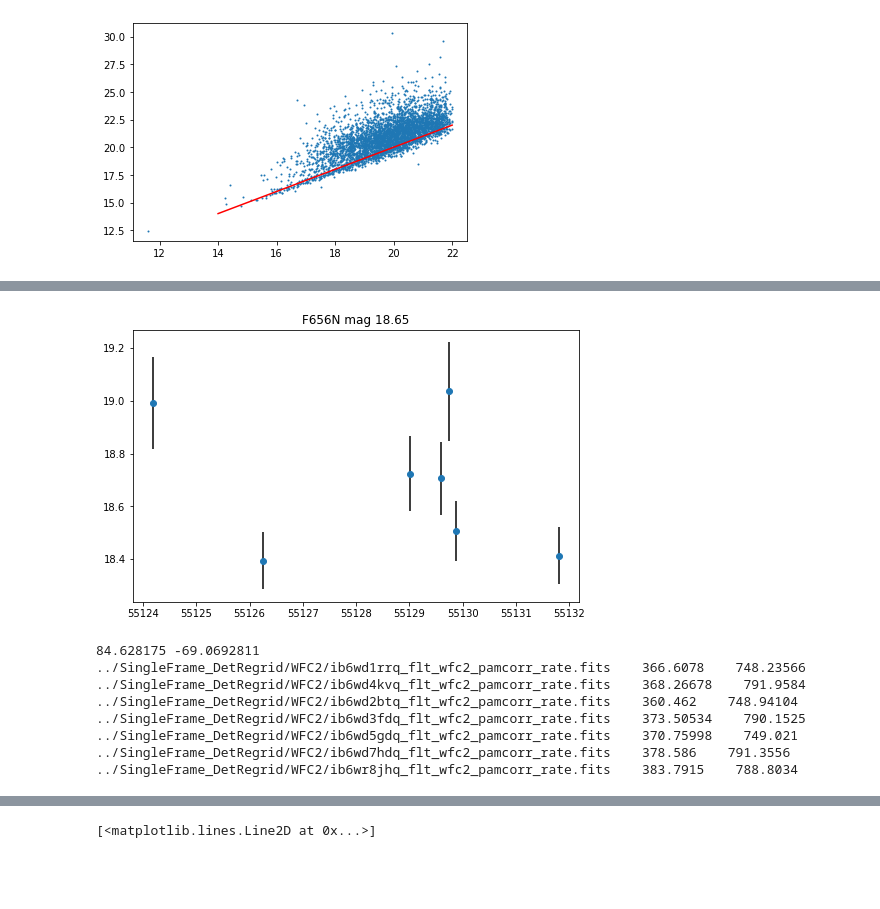
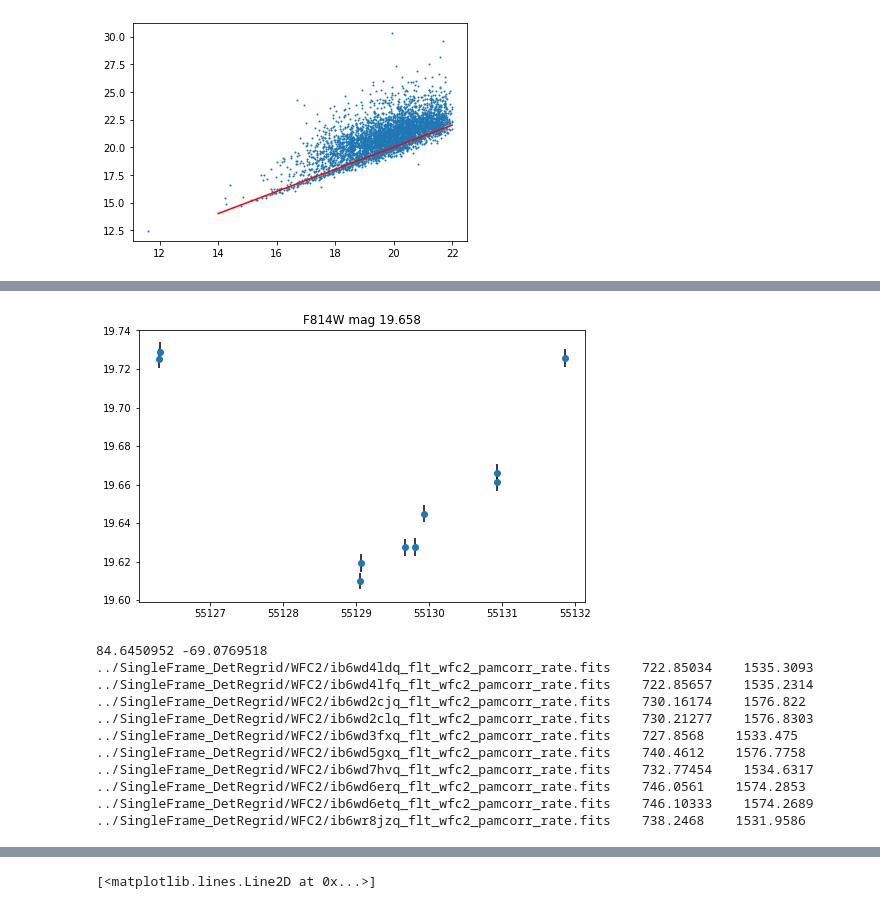
Before and after one commit to LuukOudshoorn25/HubbleVariableStars, a Jupyter notebook: SExtractor/Analysis/SExtractor Analysis.ipynb, the cells around one changed output, grey strips where cells are left out. Drawn from its saved outputs; the diff is of its cells as text; code cells hidden in the pictures; blank space fills up the shorter version.

```diff
--- a/SExtractor/Analysis/SExtractor Analysis.ipynb
+++ b/SExtractor/Analysis/SExtractor Analysis.ipynb
@@ -44,7 +55,7 @@ class read_sexcats():
         items = items
         for iterator in range(len(items)):
             item = items[iterator]
-            hdul = fits.open(glob(item+'*pamcorr_rate*')[0])
+            hdul = fits.open(glob(item+'*pamcorr_rate*fits')[0])
             expstart = hdul[0].header['EXPSTART']
             EXPTIME  = hdul[0].header['EXPTIME']
             if EXPTIME < 31: # For now skip all short exposures
@@ -305,9 +316,22 @@ class Analysis():
         self.MAD         = MagOffset.groupby(['AssocID', 'Filter']).median()
         return self.MAD
 
+    def GetMinMaxvalues(self):
+        phot_df          = self.phot_df
+        MaxMagnitude     = phot_df.groupby(['AssocID', 'Filter'])['MAG_APER2'].max()
+        MinMagnitude     = phot_df.groupby(['AssocID', 'Filter'])['MAG_APER2'].min()
+        MinMagMagnitude  = (MaxMagnitude - MinMagnitude).abs()
+        self.MinMag      = MinMagMagnitude.groupby(['AssocID', 'Filter']).median()
+        return self.MinMag
+
     def GetMedMags(self):
         self.MedMag = self.phot_df.groupby(['AssocID', 'Filter'])['MAG_APER2'].median()
         return self.MedMag
+
+    def GetMedMagErr(self):
+        self.MedMagErr = self.phot_df.groupby(['AssocID', 'Filter'])['MAGERR_APER2'].median()
+        return self.MedMagErr
+
 
     def GetMADPlot(self, filter_=None):
         self.GetMADvalues()
@@ -518,9 +542,12 @@ class Analysis():
     def get_color(self, color1, color2):
         nmeas = Analyzer.GetNumberOfMeasurements()>=3
         MedMag = self.GetMedMags()[nmeas].unstack()
+        MedMagErr = self.GetMedMagErr()[nmeas].unstack()
         mag1 = MedMag[color1]
+        emag1 = MedMagErr[color1]
         mag2 = MedMag[color2]
-        return mag1.dropna(), mag2.dropna(), pd.DataFrame({'Color':(mag1-mag2).dropna()})
+        emag2 = MedMagErr[color2]
+        return mag1.dropna(), mag2.dropna(), pd.DataFrame({'Color':(mag1-mag2).dropna(), 'eColor':np.sqrt(emag1**2+emag2**2)})
 
     def merge_color_maxha(self,color1, color2):
         V, I, VI = self.get_color('F555W','F814W')
@@ -826,20 +908,23 @@ array([20.10210643, 19.67172777, 19.39368394, 20.04486941, 20.14697961,
 # %%
-Analyzer.inspect(1950, 'F656N')
+#Analyzer.inspect(3242, 'F656N')
 #Analyzer.inspect(3119, 'F656N')
-#nalyzer.inspect(3411, 'F814W')
+#Analyzer.inspect(3411, 'F814W')
 #Analyzer.inspect(2067, 'F656N')
-#Analyzer.inspect(230, 'F656N')
+Analyzer.inspect(4980, 'F814W')
 #Analyzer.inspect(2196, 'F656N')
 # %% [output]
-[figure, old version]
+[figure, new version]
-84.628175 -69.0692811
-../SingleFrame_DetRegrid/WFC2/ib6wd1rrq_flt_wfc2_pamcorr_rate.fits    366.6078    748.23566
-../SingleFrame_DetRegrid/WFC2/ib6wd4kvq_flt_wfc2_pamcorr_rate.fits    368.26678    791.9584
-../SingleFrame_DetRegrid/WFC2/ib6wd2btq_flt_wfc2_pamcorr_rate.fits    360.462    748.94104
-../SingleFrame_DetRegrid/WFC2/ib6wd3fdq_flt_wfc2_pamcorr_rate.fits    373.50534    790.1525
-../SingleFrame_DetRegrid/WFC2/ib6wd5gdq_flt_wfc2_pamcorr_rate.fits    370.75998    749.021
-../SingleFrame_DetRegrid/WFC2/ib6wd7hdq_flt_wfc2_pamcorr_rate.fits    378.586    791.3556
-../SingleFrame_DetRegrid/WFC2/ib6wr8jhq_flt_wfc2_pamcorr_rate.fits    383.7915    788.8034
+84.6450952 -69.0769518
+../SingleFrame_DetRegrid/WFC2/ib6wd4ldq_flt_wfc2_pamcorr_rate.fits    722.85034    1535.3093
+../SingleFrame_DetRegrid/WFC2/ib6wd4lfq_flt_wfc2_pamcorr_rate.fits    722.85657    1535.2314
+../SingleFrame_DetRegrid/WFC2/ib6wd2cjq_flt_wfc2_pamcorr_rate.fits    730.16174    1576.822
+../SingleFrame_DetRegrid/WFC2/ib6wd2clq_flt_wfc2_pamcorr_rate.fits    730.21277    1576.8303
+../SingleFrame_DetRegrid/WFC2/ib6wd3fxq_flt_wfc2_pamcorr_rate.fits    727.8568    1533.475
+../SingleFrame_DetRegrid/WFC2/ib6wd5gxq_flt_wfc2_pamcorr_rate.fits    740.4612    1576.7758
+../SingleFrame_DetRegrid/WFC2/ib6wd7hvq_flt_wfc2_pamcorr_rate.fits    732.77454    1534.6317
+../SingleFrame_DetRegrid/WFC2/ib6wd6erq_flt_wfc2_pamcorr_rate.fits    746.0561    1574.2853
+../SingleFrame_DetRegrid/WFC2/ib6wd6etq_flt_wfc2_pamcorr_rate.fits    746.10333    1574.2689
+../SingleFrame_DetRegrid/WFC2/ib6wr8jzq_flt_wfc2_pamcorr_rate.fits    738.2468    1531.9586
 # %%
 def create_lightcurve(T, randmodel):
     base_mag = 18
```
Also changed, not shown: parts of 30 cells of this notebook, 1 other file.
